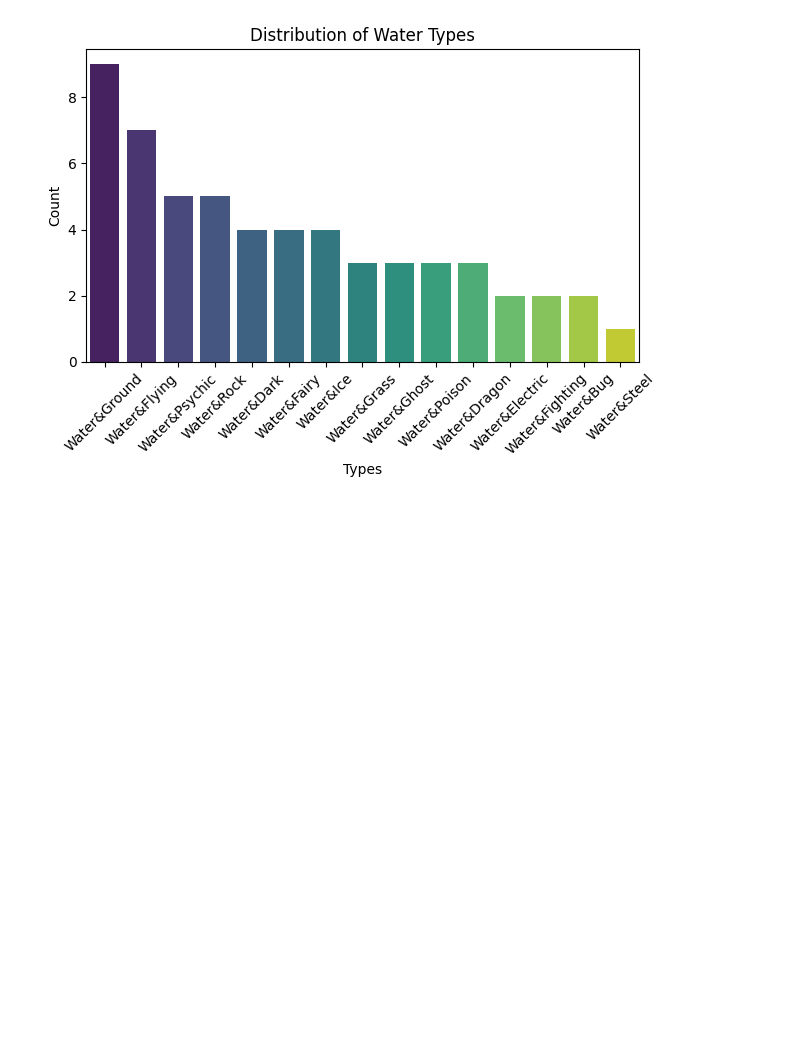
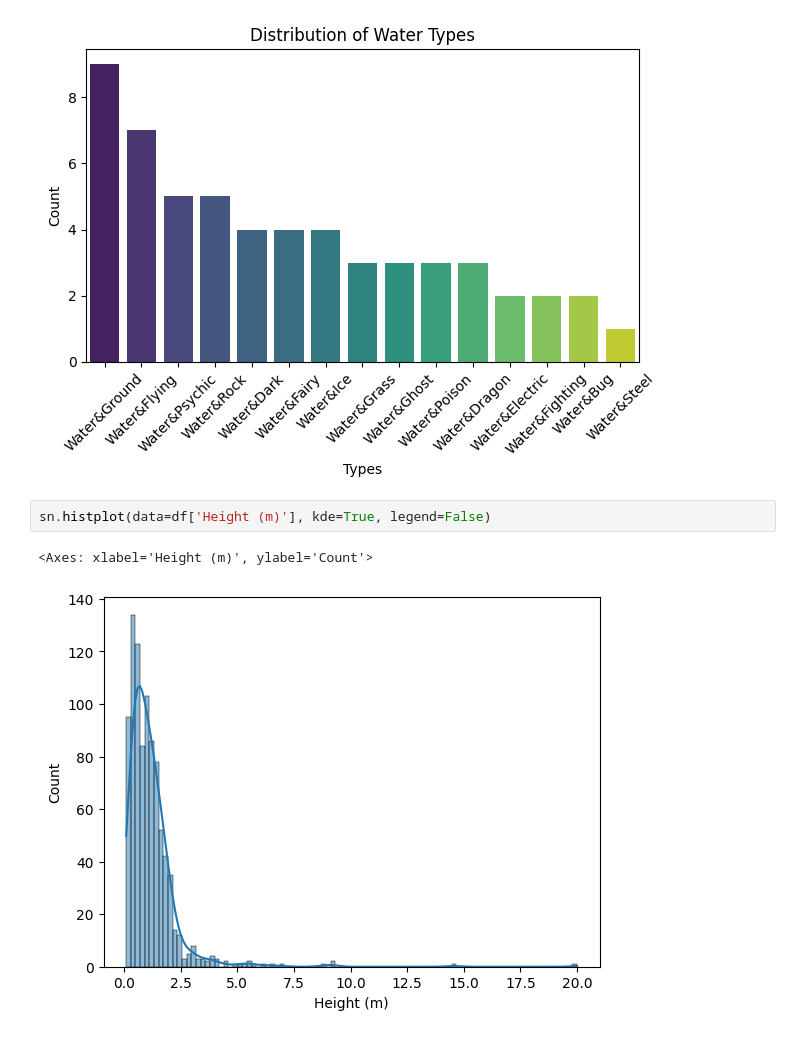
Before and after one commit to feliperfdev/AI-ML-Studies, a Jupyter notebook: day_03/EDA_pokemon.ipynb, the cells around one changed output. Cells and saved outputs as stored; diff of their text form; blank space fills up the shorter version.

```diff
--- a/day_03/EDA_pokemon.ipynb
+++ b/day_03/EDA_pokemon.ipynb
@@ -253,3 +244,8 @@ Passing `palette` without assigning `hue` is deprecated and will be removed in v
 
   sn.barplot(x=water_counts.index, y=water_counts.values, palette='viridis')
 [figure]
+# %%
+sn.histplot(data=df['Height (m)'], kde=True, legend=False)
+# %% [output]
+<Axes: xlabel='Height (m)', ylabel='Count'>
+[figure, added]
```
Also changed, not shown: parts of 6 cells of this notebook.
